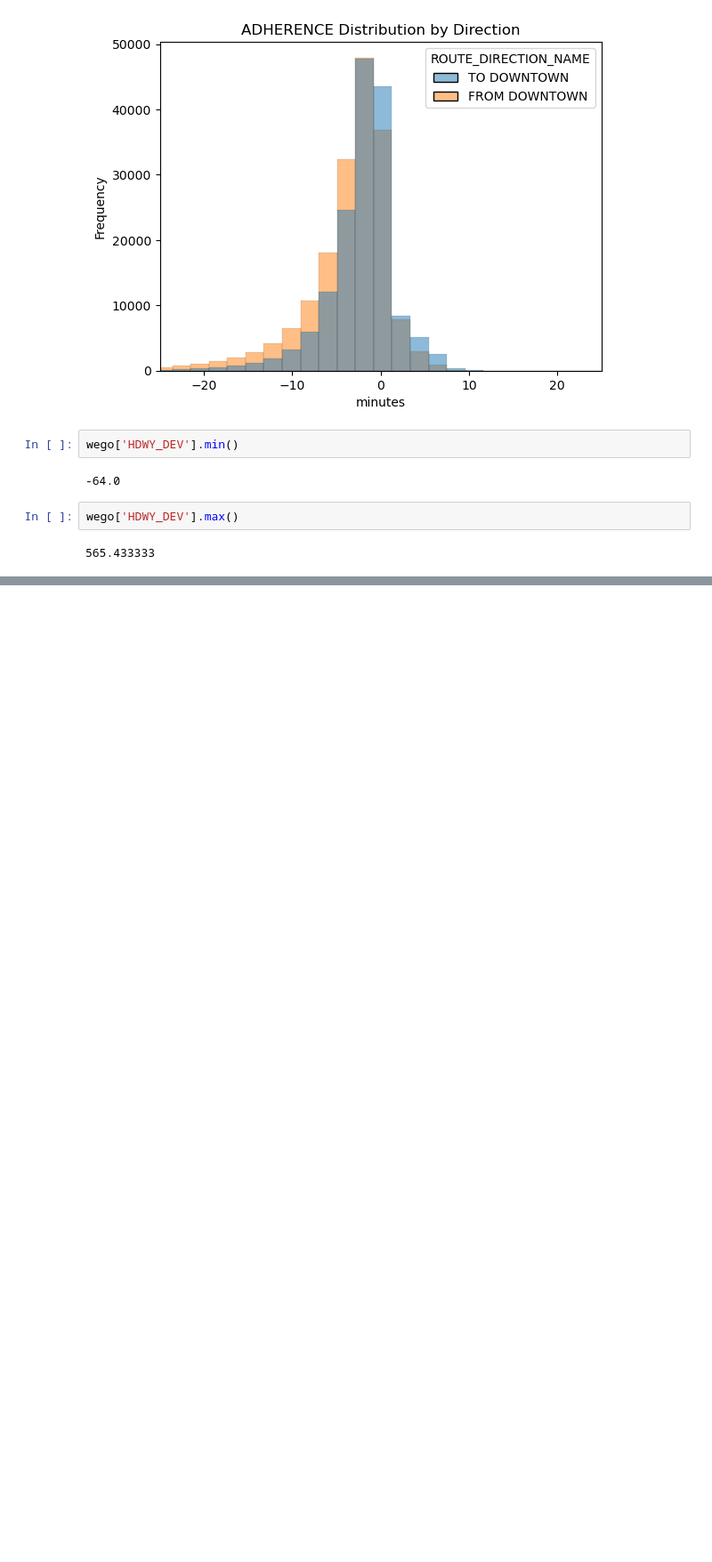
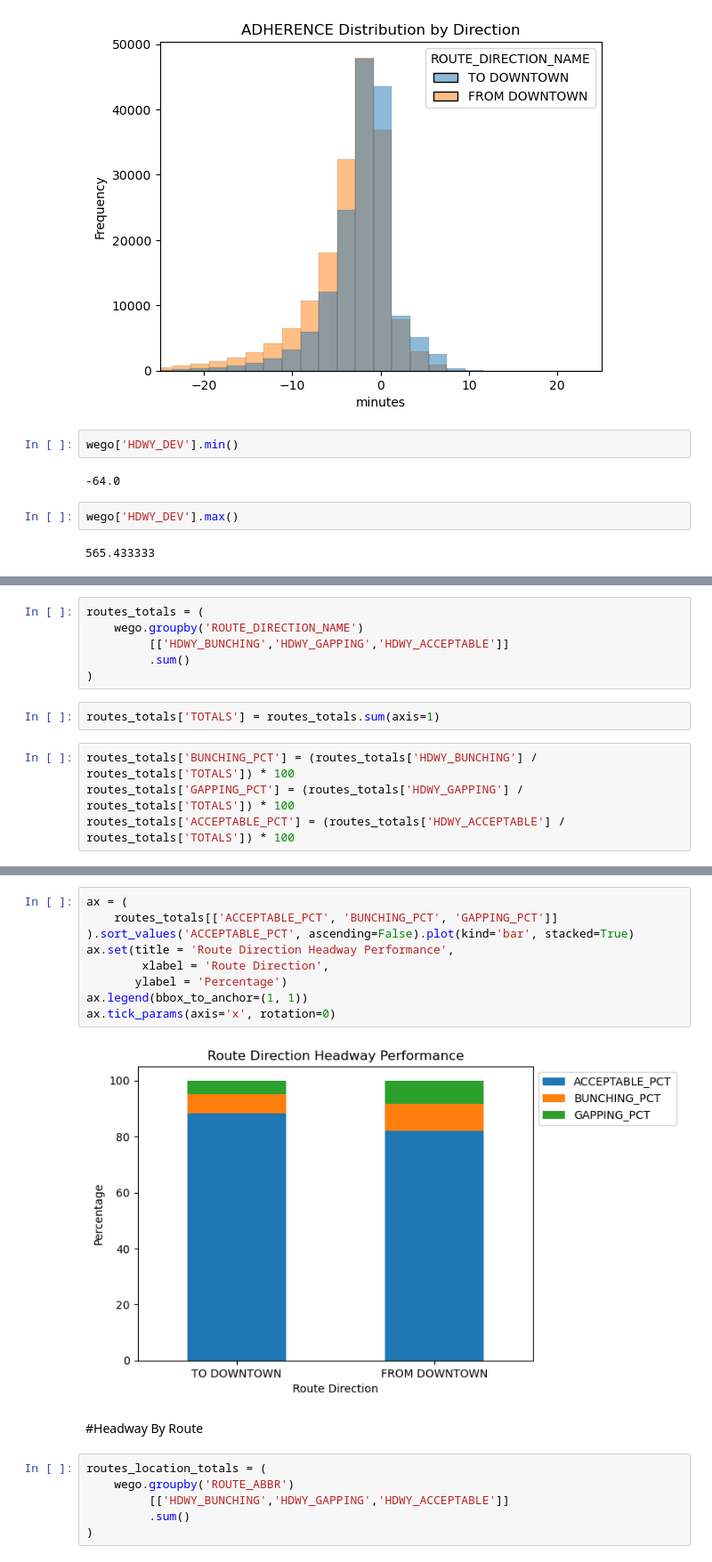
Before and after one commit to NSS-Data-Analytics-Cohort-11/wego-caesars-legion, a Jupyter notebook: notebooks/WeGo Data Introduction.ipynb, the cells around one changed output, grey strips where cells are left out. Shown: that part at 89% size. Saved outputs shown, nothing was run; the diff lists cells and outputs as text; blank space fills up the shorter version.

```diff
--- a/notebooks/WeGo Data Introduction.ipynb
+++ b/notebooks/WeGo Data Introduction.ipynb
@@ -415,0 +665,12 @@ wego['HDWY_DEV'].max()
+# %%
+routes_totals = (
+    wego.groupby('ROUTE_DIRECTION_NAME')
+         [['HDWY_BUNCHING','HDWY_GAPPING','HDWY_ACCEPTABLE']]
+         .sum()
+)
+# %%
+routes_totals['TOTALS'] = routes_totals.sum(axis=1)
+# %%
+routes_totals['BUNCHING_PCT'] = (routes_totals['HDWY_BUNCHING'] / routes_totals['TOTALS']) * 100
+routes_totals['GAPPING_PCT'] = (routes_totals['HDWY_GAPPING'] / routes_totals['TOTALS']) * 100
+routes_totals['ACCEPTABLE_PCT'] = (routes_totals['HDWY_ACCEPTABLE'] / routes_totals['TOTALS']) * 100
@@ -415,0 +684,19 @@ wego['HDWY_DEV'].max()
+# %%
+ax = (
+    routes_totals[['ACCEPTABLE_PCT', 'BUNCHING_PCT', 'GAPPING_PCT']]
+).sort_values('ACCEPTABLE_PCT', ascending=False).plot(kind='bar', stacked=True)
+ax.set(title = 'Route Direction Headway Performance',
+        xlabel = 'Route Direction',
+       ylabel = 'Percentage')
+ax.legend(bbox_to_anchor=(1, 1))
+ax.tick_params(axis='x', rotation=0)
+# %% [output]
+[figure, added]
+# %% [markdown]
+#Headway By Route
+# %%
+routes_location_totals = (
+    wego.groupby('ROUTE_ABBR')
+         [['HDWY_BUNCHING','HDWY_GAPPING','HDWY_ACCEPTABLE']]
+         .sum()
+)
```
Also changed, not shown: parts of 115 cells of this notebook.
